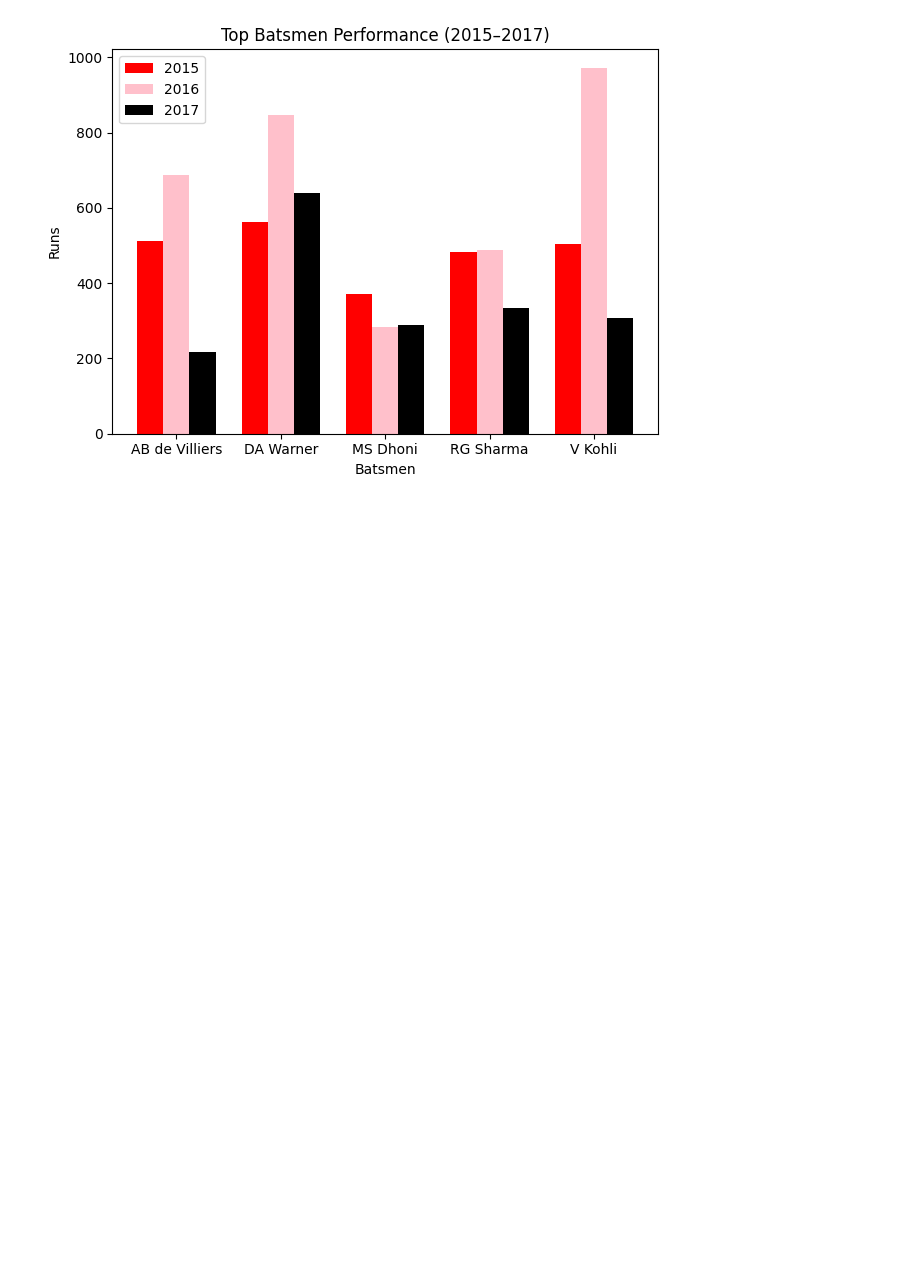
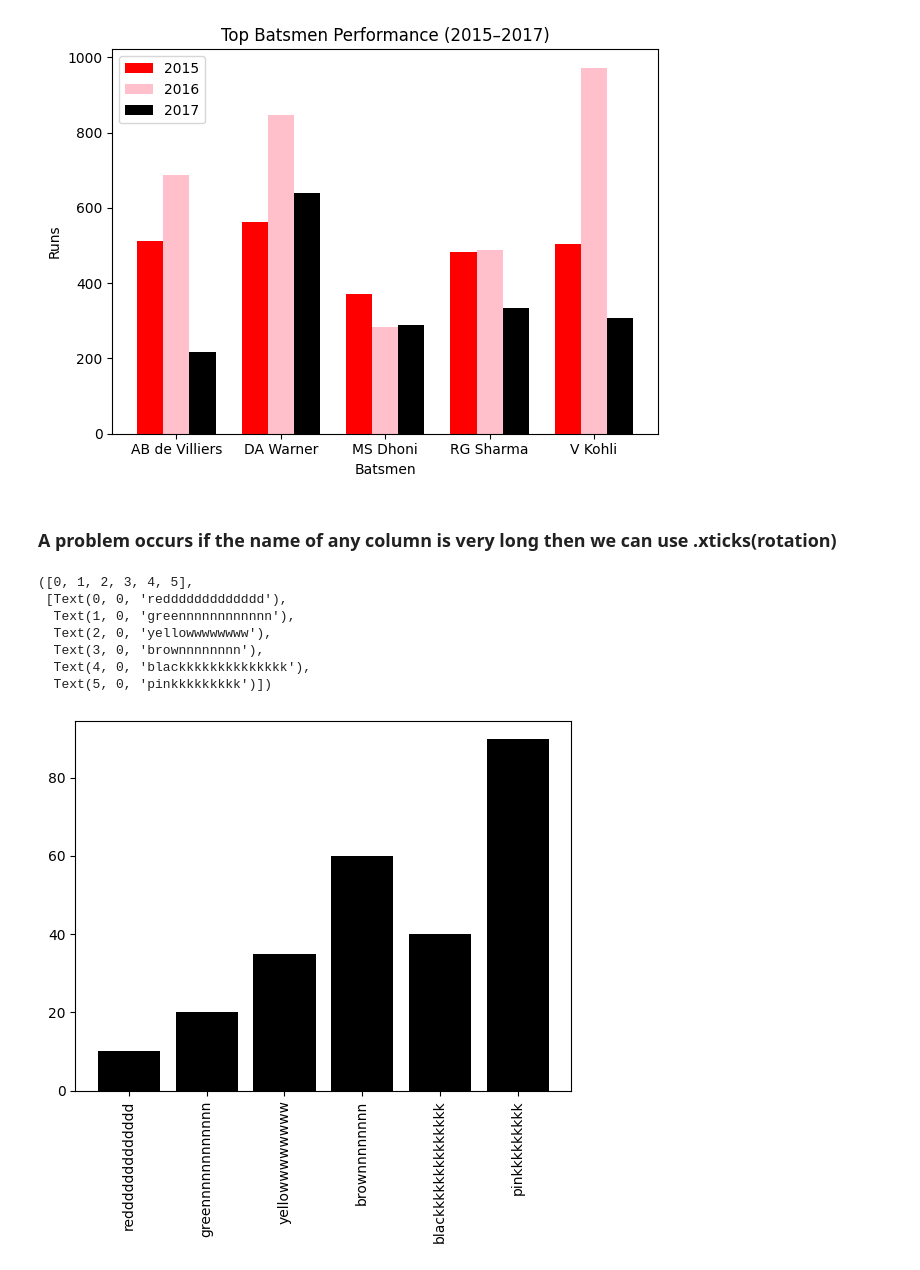
Before and after one commit to mohitjaryal/matplotlib, a Jupyter notebook: BarChart/batsmenSeasonRecord.ipynb, the cells around one changed output. Saved outputs shown, nothing was run; the diff lists cells and outputs as text; code cells hidden in the pictures; blank space fills up the shorter version.

```diff
--- a/BarChart/batsmenSeasonRecord.ipynb
+++ b/BarChart/batsmenSeasonRecord.ipynb
@@ -35,3 +35,21 @@ plt.tight_layout()
 plt.show()
 # %% [output]
 [figure]
+# %% [markdown]
+### A problem occurs if the name of any column is very long then we can use .xticks(rotation)
+# %%
+childrens = [10,20,35,60,40,90]
+colors = ['reddddddddddddd','greennnnnnnnnnnn','yellowwwwwwww','brownnnnnnnn','blackkkkkkkkkkkkkk','pinkkkkkkkkk']
+
+
+plt.bar(colors,childrens,color='black')
+plt.xticks(rotation='vertical')
+# %% [output]
+([0, 1, 2, 3, 4, 5],
+ [Text(0, 0, 'reddddddddddddd'),
+  Text(1, 0, 'greennnnnnnnnnnn'),
+  Text(2, 0, 'yellowwwwwwww'),
+  Text(3, 0, 'brownnnnnnnn'),
+  Text(4, 0, 'blackkkkkkkkkkkkkk'),
+  Text(5, 0, 'pinkkkkkkkkk')])
+[figure, added]
```
Also changed, not shown: parts of 2 cells of this notebook.
